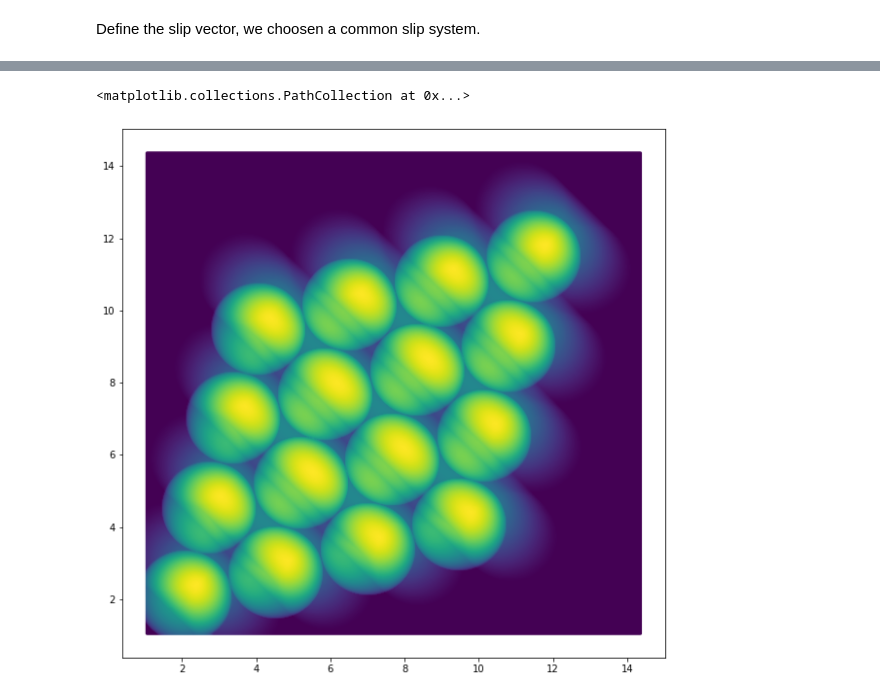
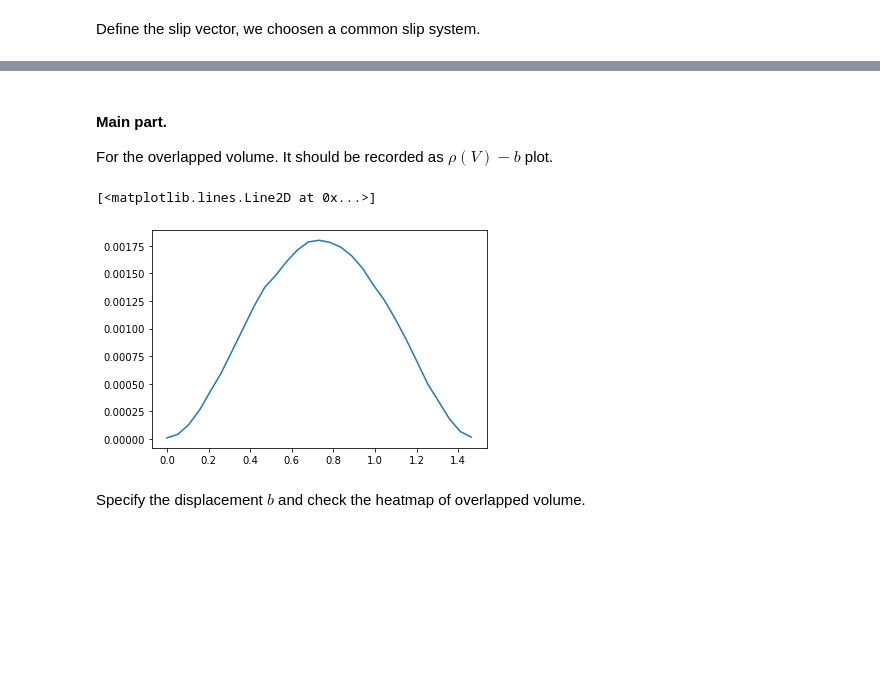
Before and after one commit to wzetto/projLITE, a Jupyter notebook: crystal_overlap/main.ipynb, the cells around one changed output, grey strips where cells are left out. Drawn from its saved outputs; the diff is of its cells as text; code cells hidden in the pictures; blank space fills up the shorter version.

Commit message:
update crystalOverlap

```diff
--- a/crystal_overlap/main.ipynb
+++ b/crystal_overlap/main.ipynb
@@ -21,9 +25,9 @@ def draw_3d(ind_raw):
 c_001 = np.array([0,0,1])
 c_target = np.array([1,1,1])
 
-c_cross = np.cross(c_001, c_target)
+c_cross = np.cross(c_target, c_001)
 c_cross = c_cross/np.linalg.norm(c_cross)
-c_angle = np.arccos(np.dot(c_001, c_target)/(np.linalg.norm(c_001)*np.linalg.norm(c_target)))
+c_angle = np.arccos(np.dot(c_target, c_001)/(np.linalg.norm(c_001)*np.linalg.norm(c_target)))
 
 r = R.from_rotvec(c_cross*c_angle)
 
@@ -33,12 +37,12 @@ fcc_001_matrix = 1/2*np.array([
     [1,1,0],
 ])
 
-fcc_matrix = r.apply(fcc_001_matrix)
+fcc_matrix = r.inv().apply(fcc_001_matrix)
 
 #* Define the fraction coordinates.
 cart_, cart_pbc = [], []
 #* Define x, y, z axis's range.
-num_primcell = 4
+num_primcell = 6
 i_list, j_list = np.arange(num_primcell), np.arange(num_primcell)
 k_list = np.arange(num_primcell)
 
@@ -219,0 +258,28 @@ for key in list(dict_grid_key):
+# %% [markdown]
+#### Main part.
+
+For the overlapped volume. It should be recorded as $\rho(V)-b$ plot.
+# %%
+dict_grid_raw = copy.deepcopy(dict_grid)
+dict_grid_raw = volume_image(cart_bot, dict_grid_raw)
+
+mean_vol_list, b_list = [], []
+overlap_dict_grid = {}
+for ds_i in range(ds_num):
+    cart_target_ = cart_target.copy()
+    cart_image = cart_target_ + ds_i*ds_
+    #* Calibration of cell by PBC.
+    cart_image = pbc_calib(cart_image, fcc_matrix)
+    dict_grid_overlapinput = copy.deepcopy(dict_grid)
+    overlap_dict_grid, mean_vol = overlap_volume_image(
+        cart_image, dict_grid_overlapinput,
+        dict_grid_raw, overlap_dict_grid=overlap_dict_grid)
+
+    mean_vol_list.append(mean_vol)
+    b_list.append(ds_i*ds_norm)
+
+x_specify_plot, y_specify_plot, volume_specify_list = [], [], []
+for key, value in overlap_dict_grid.items():
+    x_specify_plot.append(key[0])
+    y_specify_plot.append(key[1])
+    volume_specify_list.append(value/ds_num)
@@ -219,0 +332,7 @@ for key in list(dict_grid_key):
+# %%
+plt.plot(b_list, mean_vol_list)
+# %% [output]
+[<matplotlib.lines.Line2D at 0x...>]
+[figure, added]
+# %% [markdown]
+Specify the displacement $b$ and check the heatmap of overlapped volume.
@@ -249,13 +365,0 @@ for key, value in dict_grid_fin.items():
-# %%
-x_list, y_list, volume_list = [], [], []
-for key, value in dict_grid_fin.items():
-    x_list.append(key[0])
-    y_list.append(key[1])
-    volume_list.append(value/ds_num+dict_grid_raw_fin[key])
-
-fig, ax = plt.subplots(figsize=(10,10))
-
-plt.scatter(x_list, y_list, c=volume_list, s=4, zorder=9)
-# %% [output]
-<matplotlib.collections.PathCollection at 0x...>
-[figure, removed]
```
Also changed, not shown: parts of 18 cells of this notebook, 7 other files.
